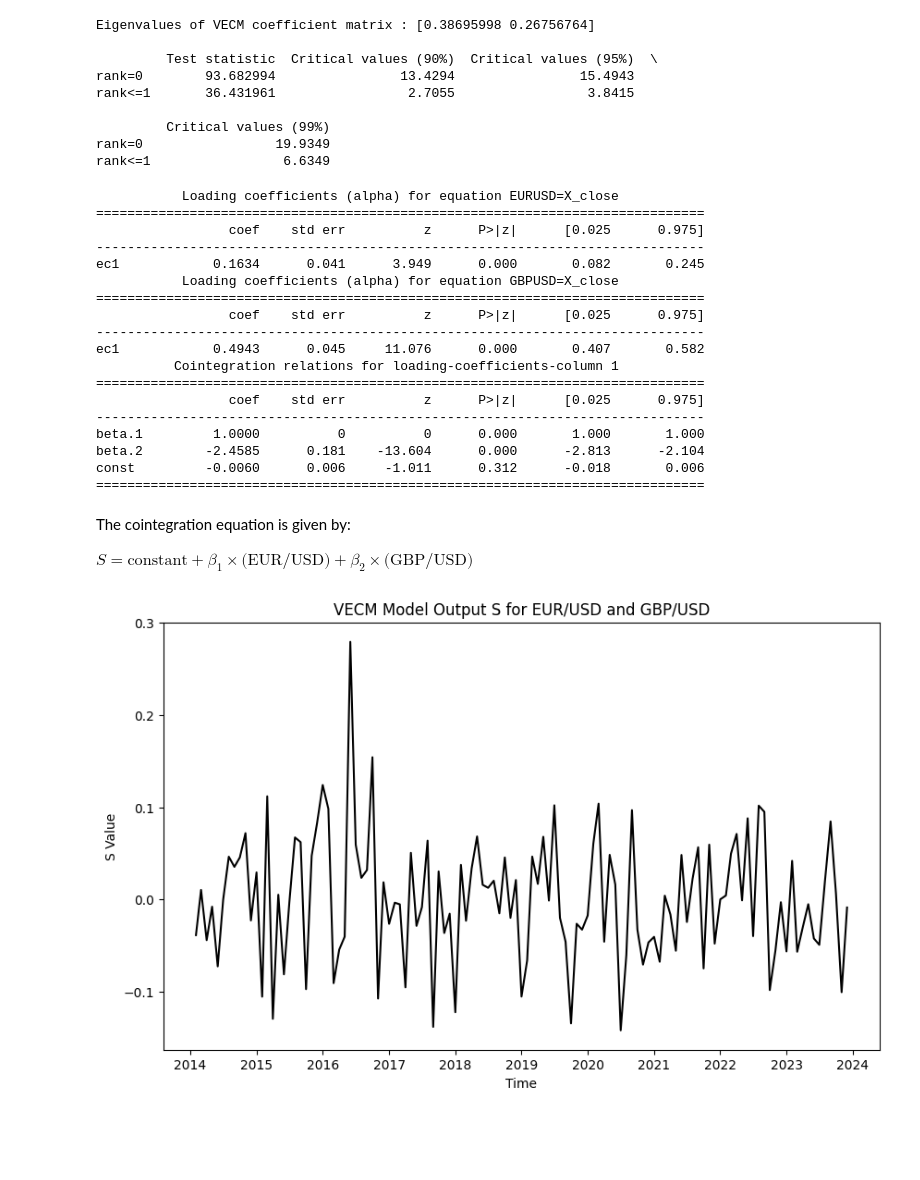
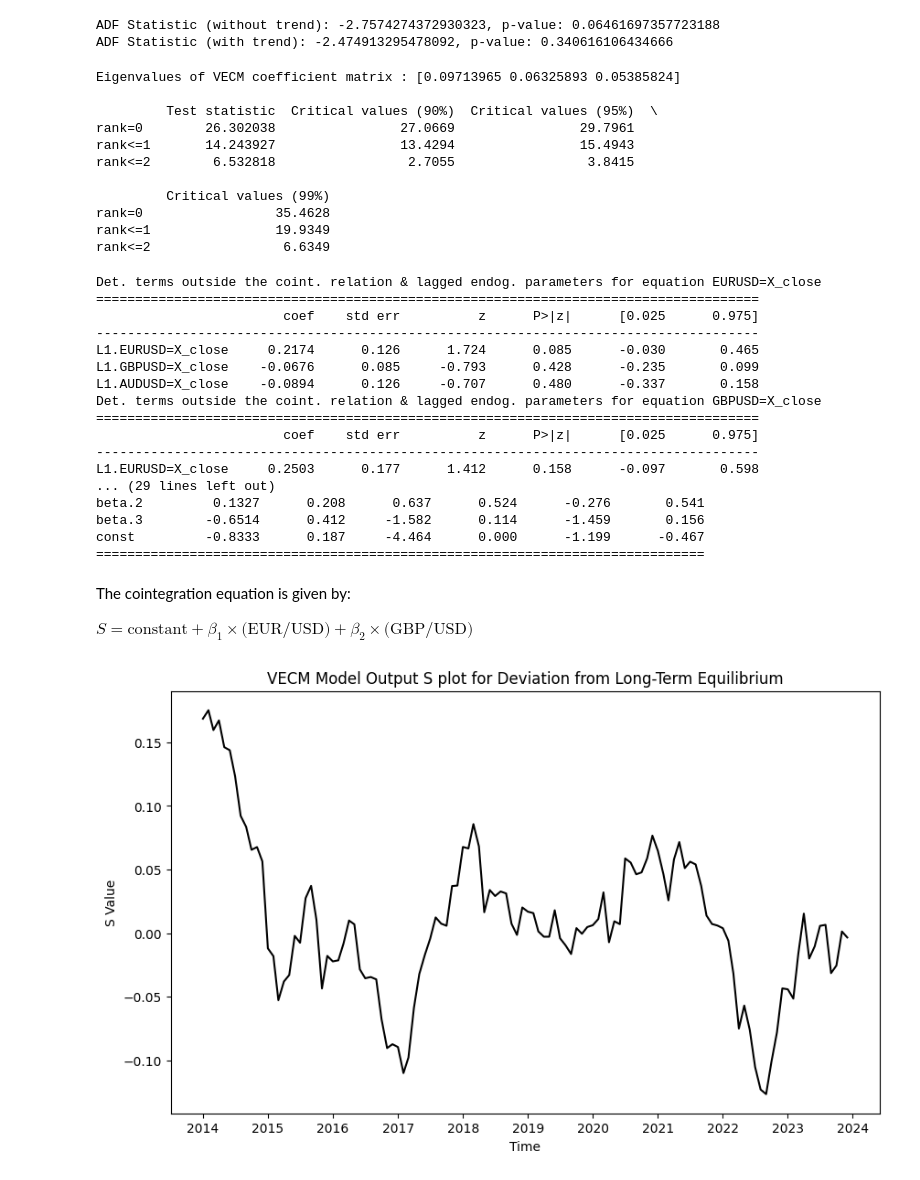
Before and after one commit to Jeetmu/Cointegration-Analysis-of-Currency-Pairs, a Jupyter notebook: Stationary.ipynb, the cells around one changed output. Saved outputs shown, nothing was run; the diff lists cells and outputs as text; code cells hidden in the pictures; blank space fills up the shorter version.

Commit message:
Granger Casuality test and Plotted short term deviation

```diff
--- a/Stationary.ipynb
+++ b/Stationary.ipynb
@@ -16,6 +17,7 @@ end_date = '2024-01-01'
 
 eur_usd = get_forex_data_yahoo('EURUSD=X', start=start_date, end=end_date)
 gbp_usd = get_forex_data_yahoo('GBPUSD=X', start=start_date, end=end_date)
+aud_usd = get_forex_data_yahoo('AUDUSD=X', start=start_date, end=end_date)
 # %% [output]
 [*********************100%%**********************]  1 of 1 completed
 [*********************100%%**********************]  1 of 1 completed
@@ -22,4 +25,4 @@ gbp_usd = get_forex_data_yahoo('GBPUSD=X', start=start_date, end=end_date)
 # %%
-forex_data = pd.merge(eur_usd, gbp_usd, left_index=True, right_index=True).dropna()
+forex_data = pd.concat([eur_usd, gbp_usd, aud_usd], axis=1).dropna()
 forex_data.head()
 # %% [output]
@@ -132,8 +140,19 @@ Optimal lag length based on BIC: 0
+# %%
+from statsmodels.tsa.stattools import adfuller
+
+adf_test = adfuller(forex_data['EURUSD=X_close'])
+print(f'ADF Statistic (without trend): {adf_test[0]}, p-value: {adf_test[1]}')
+
+adf_test_trend = adfuller(forex_data['EURUSD=X_close'], regression='ct')  # 'ct' includes constant and trend
+print(f'ADF Statistic (with trend): {adf_test_trend[0]}, p-value: {adf_test_trend[1]}')
+# %% [output]
+ADF Statistic (without trend): -2.7574274372930323, p-value: 0.06461697357723188
+ADF Statistic (with trend): -2.474913295478092, p-value: 0.340616106434666
 # %%
 import pandas as pd
 from statsmodels.tsa.vector_ar.vecm import coint_johansen
 
-jtest = coint_johansen(stationary_df, det_order=0, k_ar_diff=1)
+jtest = coint_johansen(forex_data, det_order=0, k_ar_diff=1)
 
 print(f"Eigenvalues of VECM coefficient matrix : {jtest.eig}\n")
 
@@ -144,41 +163,42 @@ trace_test_results = pd.DataFrame(
         "Critical values (95%)": jtest.trace_stat_crit_vals[:, 1],
         "Critical values (99%)": jtest.trace_stat_crit_vals[:, 2],
     },
-    index=["rank=0", "rank<=1"]
+    index=["rank=0", "rank<=1", "rank<=2"]
 )
 print(trace_test_results)
 # %% [output]
-Eigenvalues of VECM coefficient matrix : [0.38695998 0.26756764]
+Eigenvalues of VECM coefficient matrix : [0.09713965 0.06325893 0.05385824]
 
          Test statistic  Critical values (90%)  Critical values (95%)  \
-rank=0        93.682994                13.4294                15.4943
-rank<=1       36.431961                 2.7055                 3.8415
+rank=0        26.302038                27.0669                29.7961
+rank<=1       14.243927                13.4294                15.4943
+rank<=2        6.532818                 2.7055                 3.8415
 
          Critical values (99%)
-rank=0                 19.9349
-rank<=1                 6.6349
+rank=0                 35.4628
+rank<=1                19.9349
+rank<=2                 6.6349
 # %%
-vecm_model = VECM(endog=stationary_df, k_ar_diff=0, deterministic="ci").fit()
+vecm_model = VECM(endog=forex_data, k_ar_diff=1, deterministic="ci").fit()
 print(vecm_model.summary())
 # %% [output]
-           Loading coefficients (alpha) for equation EURUSD=X_close
+Det. terms outside the coint. relation & lagged endog. parameters for equation EURUSD=X_close
+=====================================================================================
+                        coef    std err          z      P>|z|      [0.025      0.975]
+-------------------------------------------------------------------------------------
+L1.EURUSD=X_close     0.2174      0.126      1.724      0.085      -0.030       0.465
+L1.GBPUSD=X_close    -0.0676      0.085     -0.793      0.428      -0.235       0.099
+L1.AUDUSD=X_close    -0.0894      0.126     -0.707      0.480      -0.337       0.158
+Det. terms outside the coint. relation & lagged endog. parameters for equation GBPUSD=X_close
+=====================================================================================
+                        coef    std err          z      P>|z|      [0.025      0.975]
+-------------------------------------------------------------------------------------
+L1.EURUSD=X_close     0.2503      0.177      1.412      0.158      -0.097       0.598
+... (29 lines left out)
+beta.2         0.1327      0.208      0.637      0.524      -0.276       0.541
+beta.3        -0.6514      0.412     -1.582      0.114      -1.459       0.156
+const         -0.8333      0.187     -4.464      0.000      -1.199      -0.467
 ==============================================================================
-                 coef    std err          z      P>|z|      [0.025      0.975]
-------------------------------------------------------------------------------
-ec1            0.1634      0.041      3.949      0.000       0.082       0.245
-           Loading coefficients (alpha) for equation GBPUSD=X_close
-==============================================================================
-                 coef    std err          z      P>|z|      [0.025      0.975]
-------------------------------------------------------------------------------
-ec1            0.4943      0.045     11.076      0.000       0.407       0.582
-          Cointegration relations for loading-coefficients-column 1
-==============================================================================
-                 coef    std err          z      P>|z|      [0.025      0.975]
-------------------------------------------------------------------------------
-beta.1         1.0000          0          0      0.000       1.000       1.000
-beta.2        -2.4585      0.181    -13.604      0.000      -2.813      -2.104
-const         -0.0060      0.006     -1.011      0.312      -0.018       0.006
-==============================================================================
 # %% [markdown]
 The cointegration equation is given by:
 
@@ -186,16 +206,17 @@ $S = \text{constant} + \beta_1 \times \text{(EUR/USD)} + \beta_2 \times \text{(G
 # %%
 S = (
     vecm_model.const_coint[0][0]
-    + vecm_model.beta[0][0] * stationary_df['EURUSD=X_close']
-    + vecm_model.beta[1][0] * stationary_df['GBPUSD=X_close']
+    + vecm_model.beta[0][0] * forex_data['EURUSD=X_close']
+    + vecm_model.beta[1][0] * forex_data['GBPUSD=X_close']
+    + vecm_model.beta[2][0] * forex_data['AUDUSD=X_close']
 )
 
 plt.figure(figsize=(10, 6))
 plt.plot(S, color='black')
-plt.title('VECM Model Output S for EUR/USD and GBP/USD')
+plt.title('VECM Model Output S plot for Deviation from Long-Term Equilibrium')
 plt.xlabel('Time')
 plt.ylabel('S Value')
 plt.savefig('VECM2.png')
 plt.show()
 # %% [output]
-[figure, old version]
+[figure, new version]
```
Also changed, not shown: parts of 12 cells of this notebook, 3 other files.
